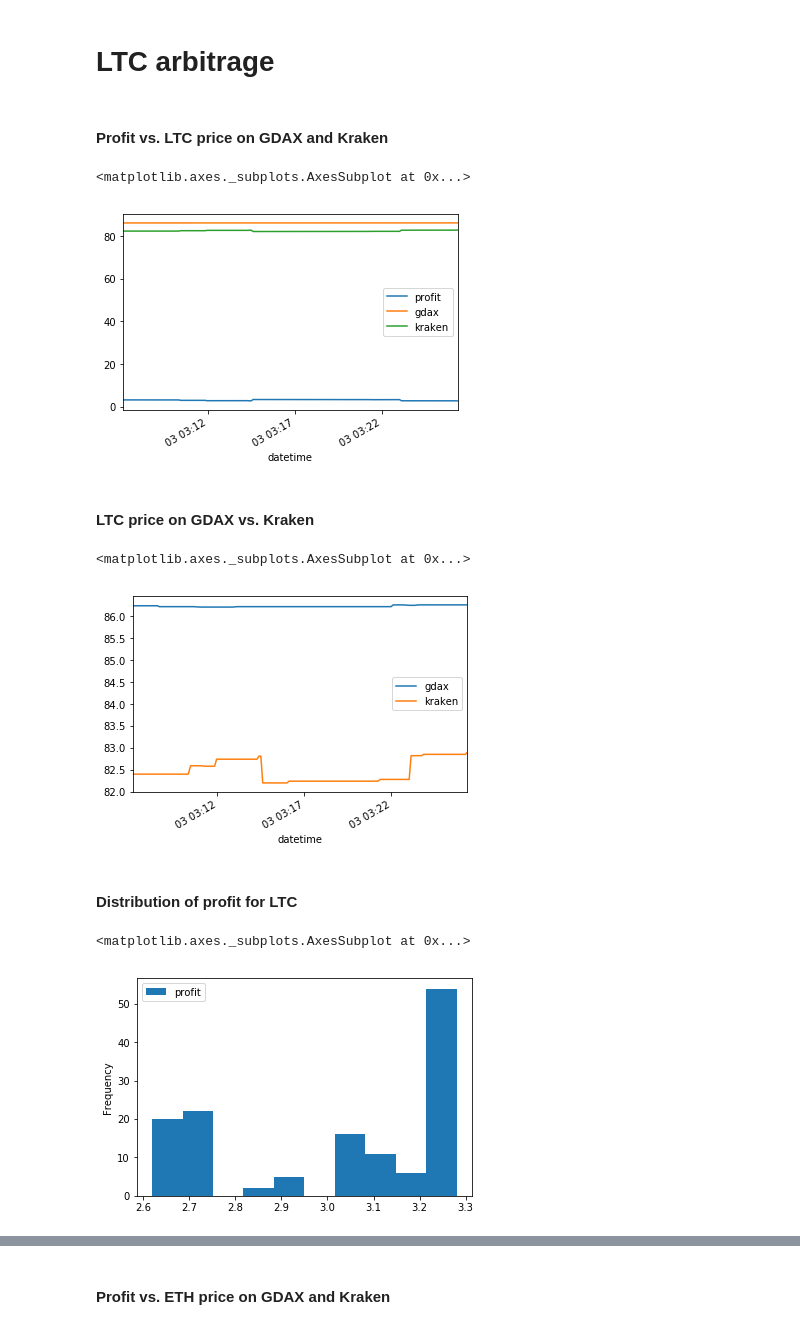
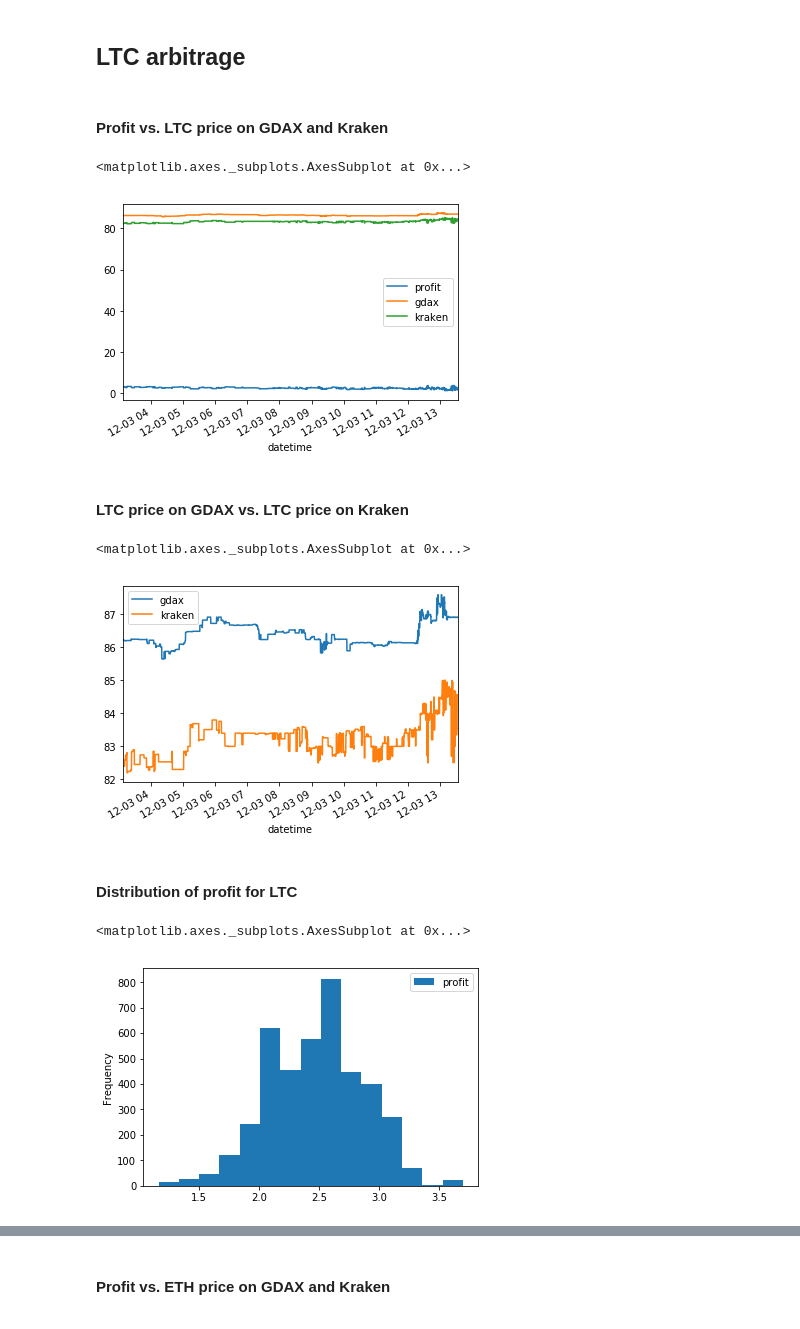
Before and after one commit to brunneis/rbitrage, a Jupyter notebook: arbitrage_analysis.ipynb, the cells around one changed output, grey strips where cells are left out. Cells and saved outputs as stored; diff of their text form; code cells hidden in the pictures.

Commit message:
Updated charts

```diff
--- a/arbitrage_analysis.ipynb
+++ b/arbitrage_analysis.ipynb
@@ -4,29 +9,29 @@ import pandas as pd
 # %%
 date='03122017'
 # %% [markdown]
-# LTC arbitrage
+## LTC arbitrage
 # %%
-df = pd.read_csv("https://egr.brunneis.com/0142c2a2f13c78e9b34ad89c5166c24d7308886a4868ee72d45d5f0d7d8f4d8a/ltceur/ltceur_" + date + ".csv", parse_dates=True)
-df.datetime= pd.to_datetime(df['datetime'], format='%Y-%m-%d %H:%M:%S.%f')
+df_ltc = pd.read_csv("https://egr.brunneis.com/0142c2a2f13c78e9b34ad89c5166c24d7308886a4868ee72d45d5f0d7d8f4d8a/ltceur/ltceur_" + date + ".csv", parse_dates=True)
+df_ltc.datetime= pd.to_datetime(df_ltc['datetime'], format='%Y-%m-%d %H:%M:%S.%f')
 # %% [markdown]
 #### Profit vs. LTC price on GDAX and Kraken
 # %%
-df.plot(kind='line', x='datetime', y=['profit', 'gdax', 'kraken'])
+df_ltc.plot(kind='line', x='datetime', y=['profit', 'gdax', 'kraken'])
 # %% [output]
 <matplotlib.axes._subplots.AxesSubplot at 0x...>
-[figure, old version]
+[figure, new version]
 # %% [markdown]
-#### LTC price on GDAX vs. Kraken
+#### LTC price on GDAX vs. LTC price on Kraken
 # %%
-df.plot(kind='line', x='datetime', y=['gdax', 'kraken'])
+df_ltc.plot(kind='line', x='datetime', y=['gdax', 'kraken'])
 # %% [output]
 <matplotlib.axes._subplots.AxesSubplot at 0x...>
-[figure, old version]
+[figure, new version]
 # %% [markdown]
 #### Distribution of profit for LTC
 # %%
-df.plot(kind='hist', y='profit')
+df_ltc.plot(kind='hist', y='profit', bins=15)
 # %% [output]
 <matplotlib.axes._subplots.AxesSubplot at 0x...>
-[figure, old version]
+[figure, new version]
 # %% [markdown]
```
Also changed, not shown: parts of 13 cells of this notebook.
